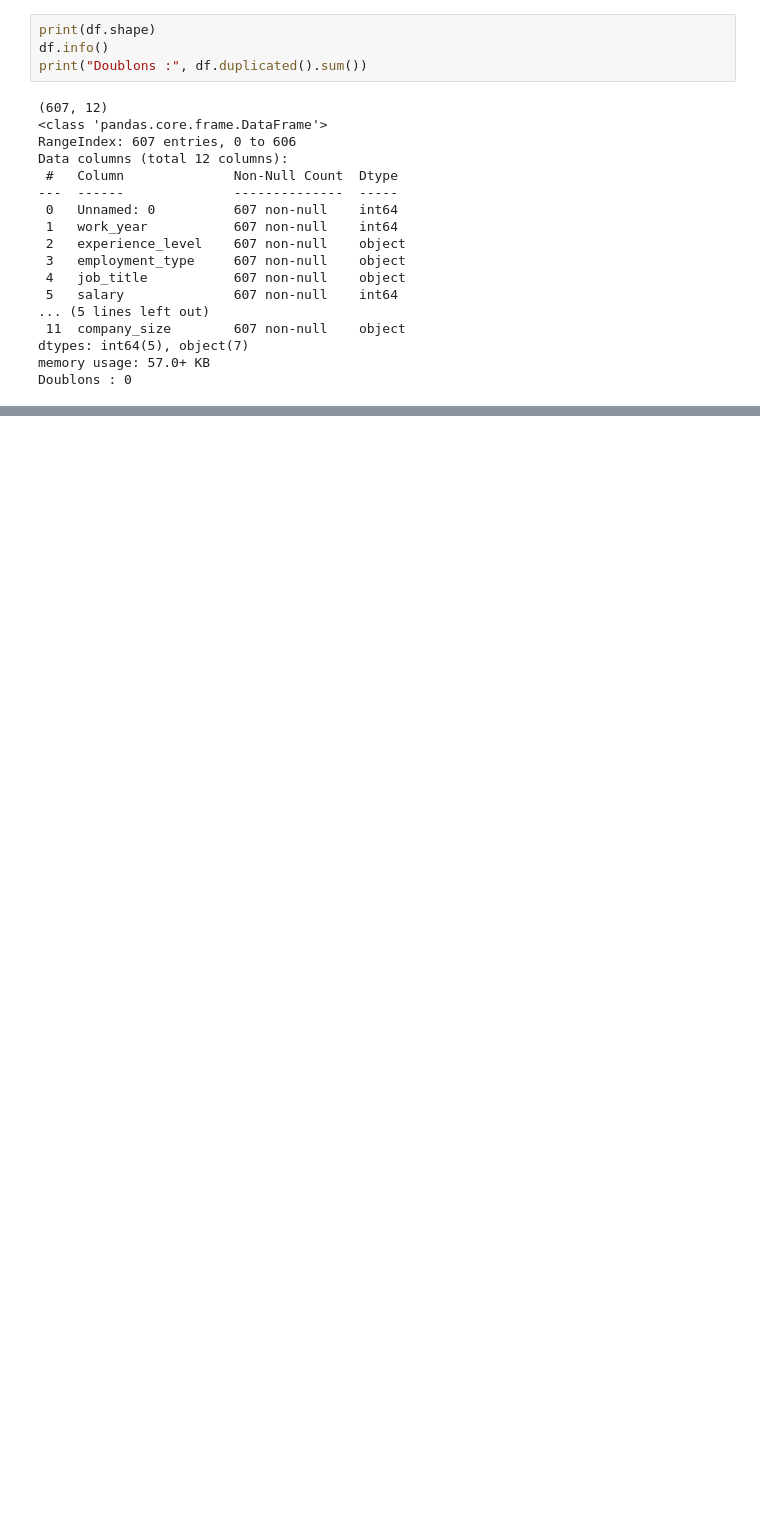
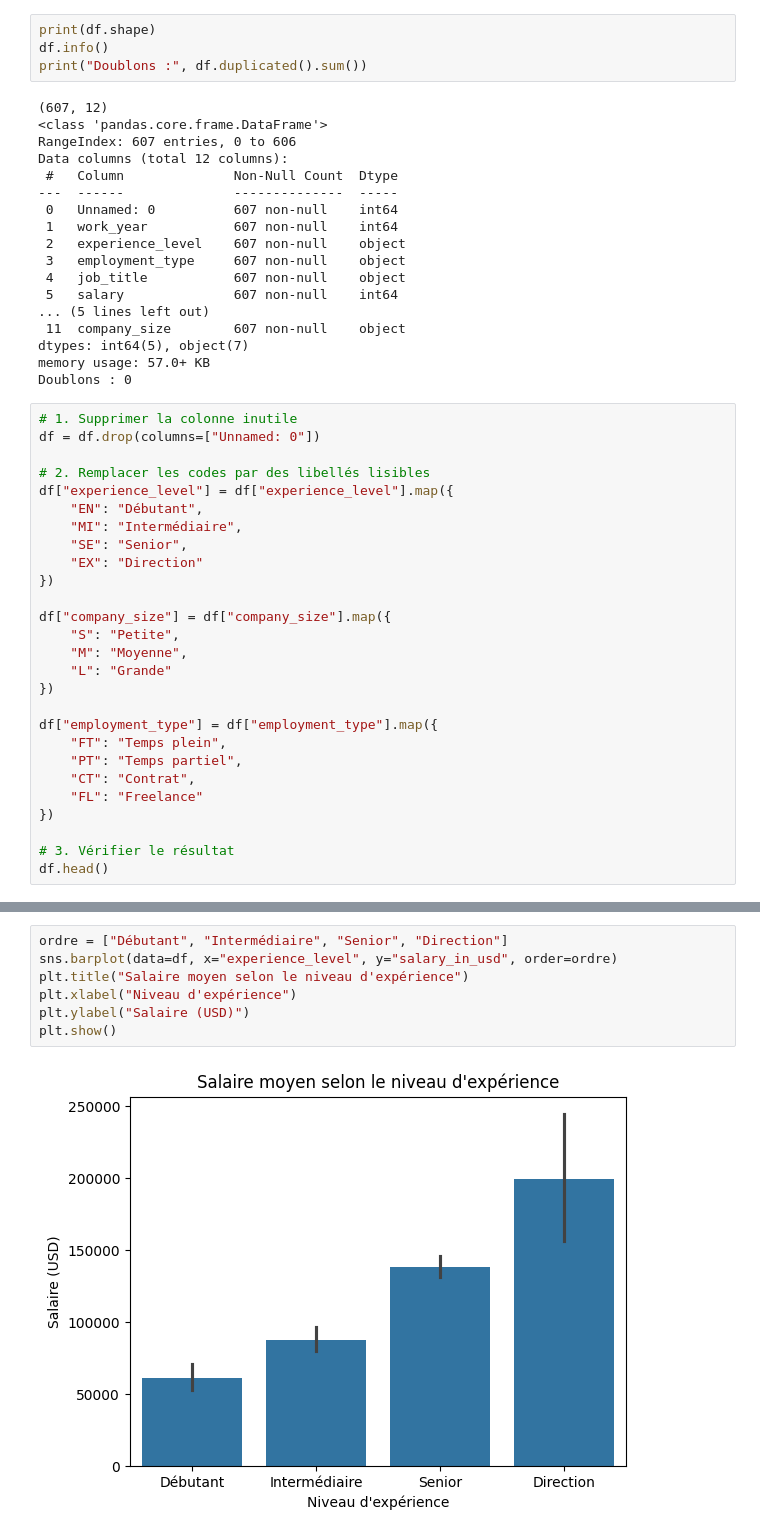
Before and after one commit to Oumaima257/analyse-emplois-data, a Jupyter notebook: analyse.ipynb, the cells around one changed output, grey strips where cells are left out. Cells and saved outputs as stored; diff of their text form; blank space fills up the shorter version.

```diff
--- a/analyse.ipynb
+++ b/analyse.ipynb
@@ -36,3 +36,30 @@ Data columns (total 12 columns):
 dtypes: int64(5), object(7)
 memory usage: 57.0+ KB
 Doublons : 0
+# %%
+# 1. Supprimer la colonne inutile
+df = df.drop(columns=["Unnamed: 0"])
+
+# 2. Remplacer les codes par des libellés lisibles
+df["experience_level"] = df["experience_level"].map({
+    "EN": "Débutant",
+    "MI": "Intermédiaire",
+    "SE": "Senior",
+    "EX": "Direction"
+})
+
+df["company_size"] = df["company_size"].map({
+    "S": "Petite",
+    "M": "Moyenne",
+    "L": "Grande"
+})
+
+df["employment_type"] = df["employment_type"].map({
+    "FT": "Temps plein",
+    "PT": "Temps partiel",
+    "CT": "Contrat",
+    "FL": "Freelance"
+})
+
+# 3. Vérifier le résultat
+df.head()
@@ -38,0 +84,9 @@ Doublons : 0
+# %%
+ordre = ["Débutant", "Intermédiaire", "Senior", "Direction"]
+sns.barplot(data=df, x="experience_level", y="salary_in_usd", order=ordre)
+plt.title("Salaire moyen selon le niveau d'expérience")
+plt.xlabel("Niveau d'expérience")
+plt.ylabel("Salaire (USD)")
+plt.show()
+# %% [output]
+[figure, added]
```
Also changed, not shown: parts of 3 cells of this notebook.
